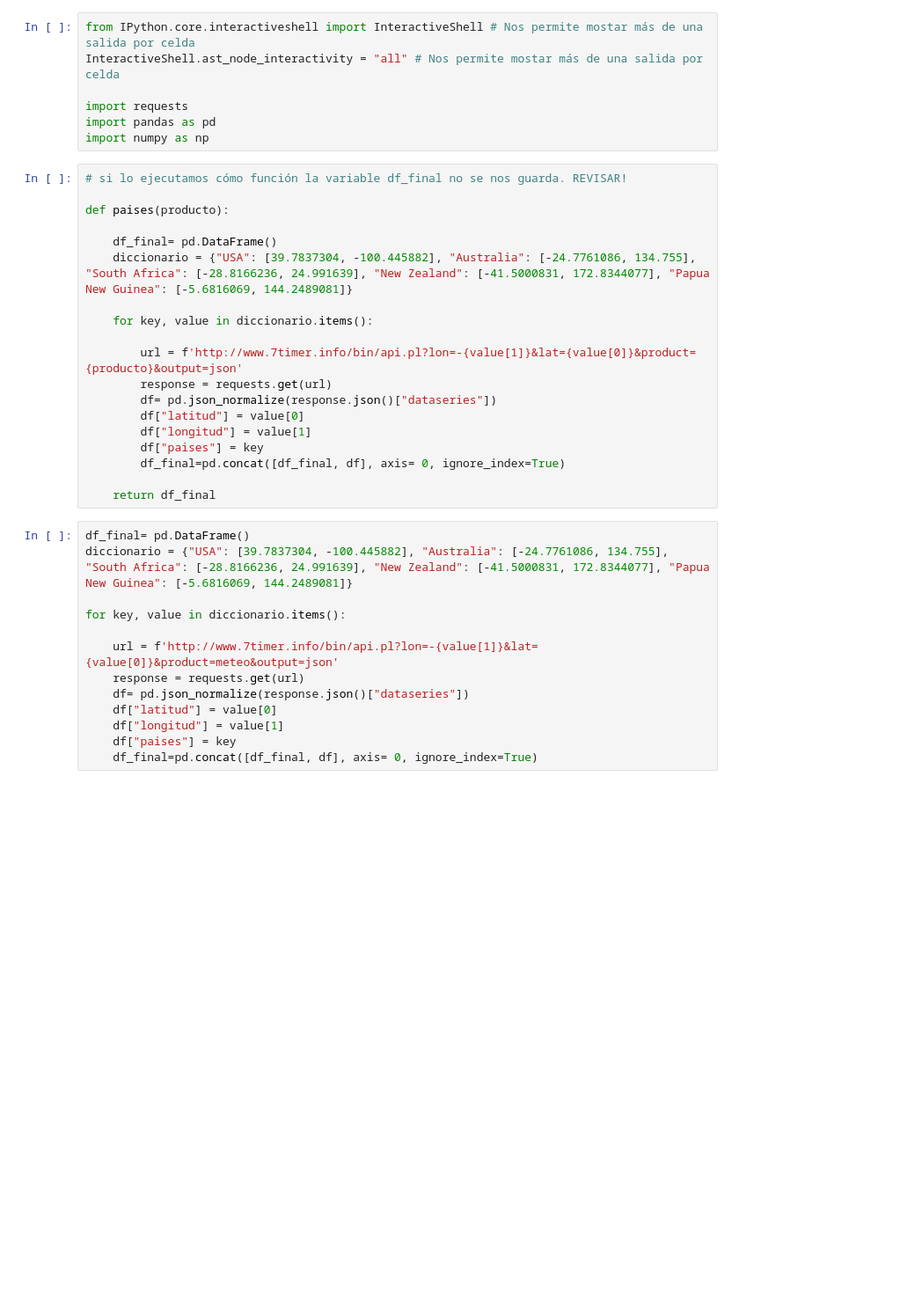
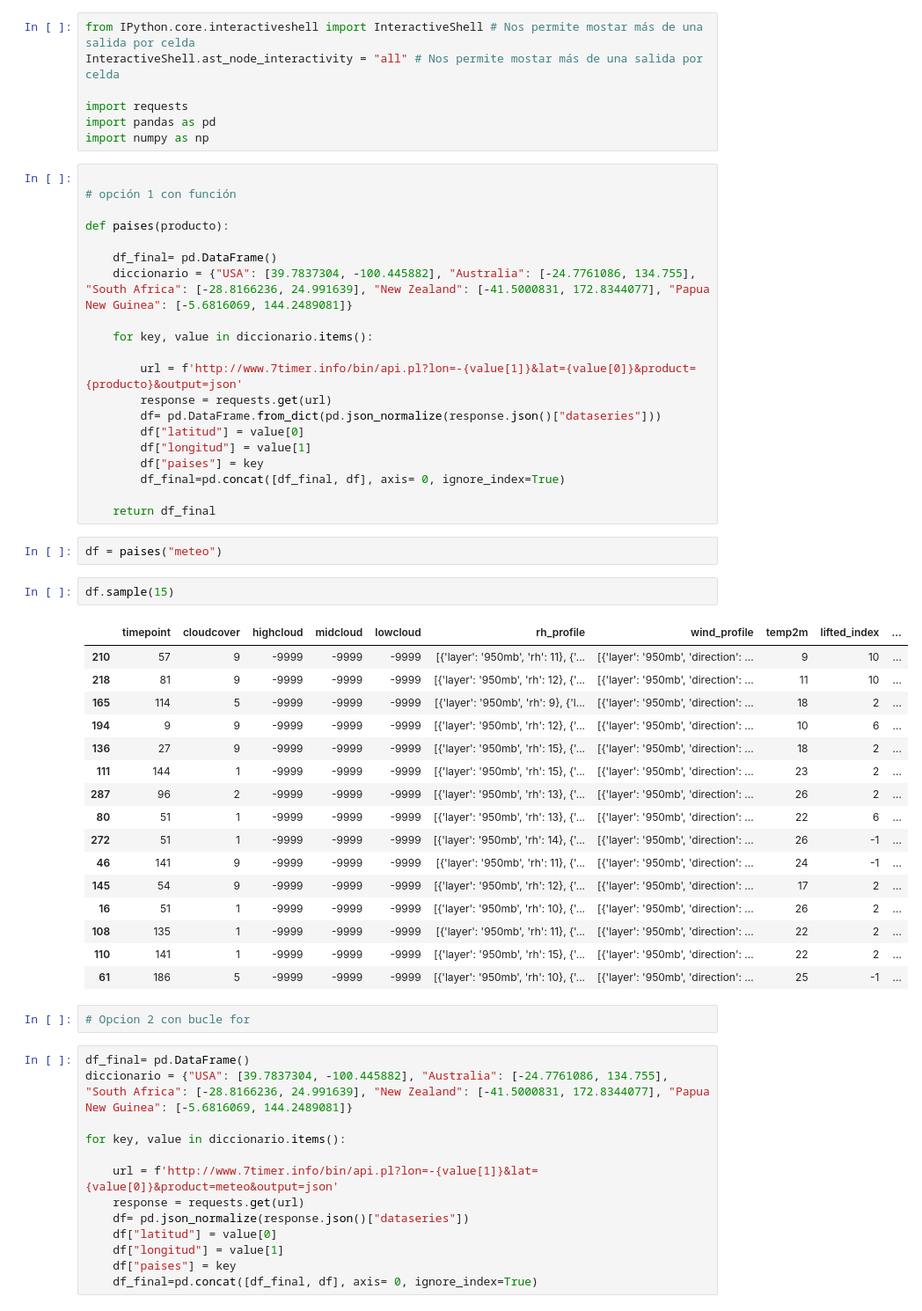
Before and after one commit to Adalab/DA-MODULO-2-ANAIS-LUCIA-LARA, a Jupyter notebook: ETL/ETL1.ipynb, the cells around one changed output. Shown at 88% size. Cells and saved outputs as stored; diff of their text form; blank space fills up the shorter version.

```diff
--- a/ETL/ETL1.ipynb
+++ b/ETL/ETL1.ipynb
@@ -55,7 +55,8 @@ import requests
 import pandas as pd
 import numpy as np
 # %%
-# si lo ejecutamos cómo función la variable df_final no se nos guarda. REVISAR!
+
+# opción 1 con función
 
 def paises(producto):
 
@@ -66,13 +67,36 @@ def paises(producto):
 
         url = f'http://www.7timer.info/bin/api.pl?lon=-{value[1]}&lat={value[0]}&product={producto}&output=json'
         response = requests.get(url)
-        df= pd.json_normalize(response.json()["dataseries"])
+        df= pd.DataFrame.from_dict(pd.json_normalize(response.json()["dataseries"]))
         df["latitud"] = value[0]
         df["longitud"] = value[1]
         df["paises"] = key
         df_final=pd.concat([df_final, df], axis= 0, ignore_index=True)
 
     return df_final
+# %%
+df = paises("meteo")
+# %%
+df.sample(15)
+# %% [output]
+|  | timepoint | cloudcover | highcloud | midcloud | lowcloud | rh_profile | wind_profile | temp2m | lifted_index | ... |
+| 210 | 57 | 9 | -9999 | -9999 | -9999 | [{'layer': '950mb', 'rh': 11}, {'... | [{'layer': '950mb', 'direction': ... | 9 | 10 | ... |
+| 218 | 81 | 9 | -9999 | -9999 | -9999 | [{'layer': '950mb', 'rh': 12}, {'... | [{'layer': '950mb', 'direction': ... | 11 | 10 | ... |
+| 165 | 114 | 5 | -9999 | -9999 | -9999 | [{'layer': '950mb', 'rh': 9}, {'l... | [{'layer': '950mb', 'direction': ... | 18 | 2 | ... |
+| 194 | 9 | 9 | -9999 | -9999 | -9999 | [{'layer': '950mb', 'rh': 12}, {'... | [{'layer': '950mb', 'direction': ... | 10 | 6 | ... |
+| 136 | 27 | 9 | -9999 | -9999 | -9999 | [{'layer': '950mb', 'rh': 15}, {'... | [{'layer': '950mb', 'direction': ... | 18 | 2 | ... |
+| 111 | 144 | 1 | -9999 | -9999 | -9999 | [{'layer': '950mb', 'rh': 15}, {'... | [{'layer': '950mb', 'direction': ... | 23 | 2 | ... |
+| 287 | 96 | 2 | -9999 | -9999 | -9999 | [{'layer': '950mb', 'rh': 13}, {'... | [{'layer': '950mb', 'direction': ... | 26 | 2 | ... |
+| 80 | 51 | 1 | -9999 | -9999 | -9999 | [{'layer': '950mb', 'rh': 13}, {'... | [{'layer': '950mb', 'direction': ... | 22 | 6 | ... |
+| 272 | 51 | 1 | -9999 | -9999 | -9999 | [{'layer': '950mb', 'rh': 14}, {'... | [{'layer': '950mb', 'direction': ... | 26 | -1 | ... |
+| 46 | 141 | 9 | -9999 | -9999 | -9999 | [{'layer': '950mb', 'rh': 11}, {'... | [{'layer': '950mb', 'direction': ... | 24 | -1 | ... |
+| 145 | 54 | 9 | -9999 | -9999 | -9999 | [{'layer': '950mb', 'rh': 12}, {'... | [{'layer': '950mb', 'direction': ... | 17 | 2 | ... |
+| 16 | 51 | 1 | -9999 | -9999 | -9999 | [{'layer': '950mb', 'rh': 10}, {'... | [{'layer': '950mb', 'direction': ... | 26 | 2 | ... |
+| 108 | 135 | 1 | -9999 | -9999 | -9999 | [{'layer': '950mb', 'rh': 11}, {'... | [{'layer': '950mb', 'direction': ... | 22 | 2 | ... |
+| 110 | 141 | 1 | -9999 | -9999 | -9999 | [{'layer': '950mb', 'rh': 15}, {'... | [{'layer': '950mb', 'direction': ... | 22 | 2 | ... |
+| 61 | 186 | 5 | -9999 | -9999 | -9999 | [{'layer': '950mb', 'rh': 10}, {'... | [{'layer': '950mb', 'direction': ... | 25 | -1 | ... |
+# %%
+# Opcion 2 con bucle for
 # %%
 df_final= pd.DataFrame()
 diccionario = {"USA": [39.7837304, -100.445882], "Australia": [-24.7761086, 134.755], "South Africa": [-28.8166236, 24.991639], "New Zealand": [-41.5000831, 172.8344077], "Papua New Guinea": [-5.6816069, 144.2489081]}
```
Also changed, not shown: parts of 3 cells of this notebook, 7 other files.
